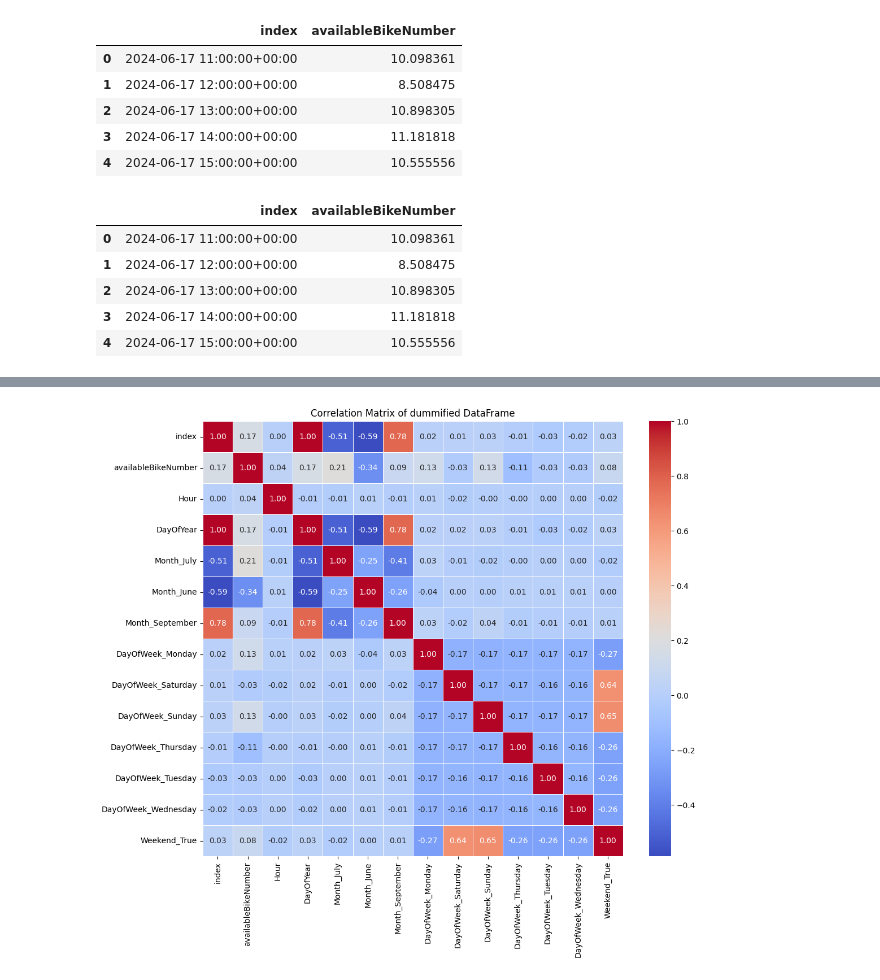
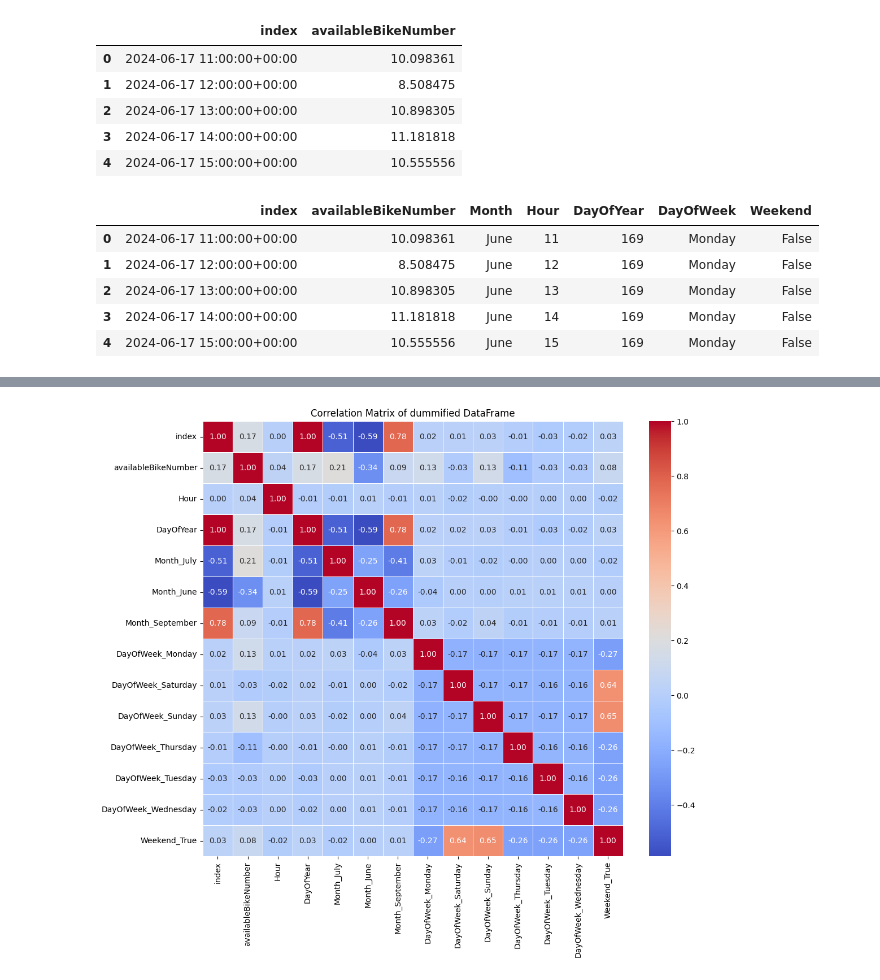
Before and after one commit to MrMysticus/Application_Project_2024, a Jupyter notebook: Justus_Document.ipynb, the cells around one changed output, grey strips where cells are left out. Saved outputs shown, nothing was run; the diff lists cells and outputs as text; code cells hidden in the pictures.

```diff
--- a/Justus_Document.ipynb
+++ b/Justus_Document.ipynb
@@ -724,7 +763,7 @@ df_results.to_csv('Data/response_IDs_KielRegion.csv', index=False)
 ***
 # Felix datensatz einlesen
 # %%
-df = pd.read_csv('FelixData_final_main_kiel.csv')
+df = pd.read_csv('Data/FelixData_final_main_kiel.csv')
 df.head()
 # %% [output]
 |  | index | entityId | entityType | name | availableBikeNumber | freeSlotNumber | totalSlotNumber | pickups | ... |
@@ -1249,20 +1288,20 @@ df_alter_markt.head()
 # %%
 df_alter_markt_engineered = df_alter_markt.copy()
 
-# df_alter_markt_engineered['index'] = pd.to_datetime(df_alter_markt_engineered['index'])
+df_alter_markt_engineered['index'] = pd.to_datetime(df_alter_markt_engineered['index'])
 
-# df_alter_markt_engineered['Month'] = df_alter_markt_engineered['index'].dt.month_name()
-# df_alter_markt_engineered['Hour'] = df_alter_markt_engineered['index'].dt.hour  # Stunde des Tages im 24-Stunden-Format
-# df_alter_markt_engineered['DayOfYear'] = df_alter_markt_engineered['index'].dt.dayofyear
-# df_alter_markt_engineered['DayOfWeek'] = df_alter_markt_engineered['index'].dt.day_name()
-# df_alter_markt_engineered['Weekend'] = df_alter_markt_engineered['index'].dt.weekday >= 5
+df_alter_markt_engineered['Month'] = df_alter_markt_engineered['index'].dt.month_name()
+df_alter_markt_engineered['Hour'] = df_alter_markt_engineered['index'].dt.hour  # Stunde des Tages im 24-Stunden-Format
+df_alter_markt_engineered['DayOfYear'] = df_alter_markt_engineered['index'].dt.dayofyear
+df_alter_markt_engineered['DayOfWeek'] = df_alter_markt_engineered['index'].dt.day_name()
+df_alter_markt_engineered['Weekend'] = df_alter_markt_engineered['index'].dt.weekday >= 5
 
 df_alter_markt_engineered.head()
 # %% [output]
-|  | index | availableBikeNumber |
-| 0 | 2024-06-17 11:00:00+00:00 | 10.098361 |
-| 1 | 2024-06-17 12:00:00+00:00 | 8.508475 |
-| 2 | 2024-06-17 13:00:00+00:00 | 10.898305 |
-| 3 | 2024-06-17 14:00:00+00:00 | 11.181818 |
-| 4 | 2024-06-17 15:00:00+00:00 | 10.555556 |
+|  | index | availableBikeNumber | Month | Hour | DayOfYear | DayOfWeek | Weekend |
+| 0 | 2024-06-17 11:00:00+00:00 | 10.098361 | June | 11 | 169 | Monday | False |
+| 1 | 2024-06-17 12:00:00+00:00 | 8.508475 | June | 12 | 169 | Monday | False |
+| 2 | 2024-06-17 13:00:00+00:00 | 10.898305 | June | 13 | 169 | Monday | False |
+| 3 | 2024-06-17 14:00:00+00:00 | 11.181818 | June | 14 | 169 | Monday | False |
+| 4 | 2024-06-17 15:00:00+00:00 | 10.555556 | June | 15 | 169 | Monday | False |
 # %%
```
Also changed, not shown: parts of 36 cells of this notebook, 5 other files.
